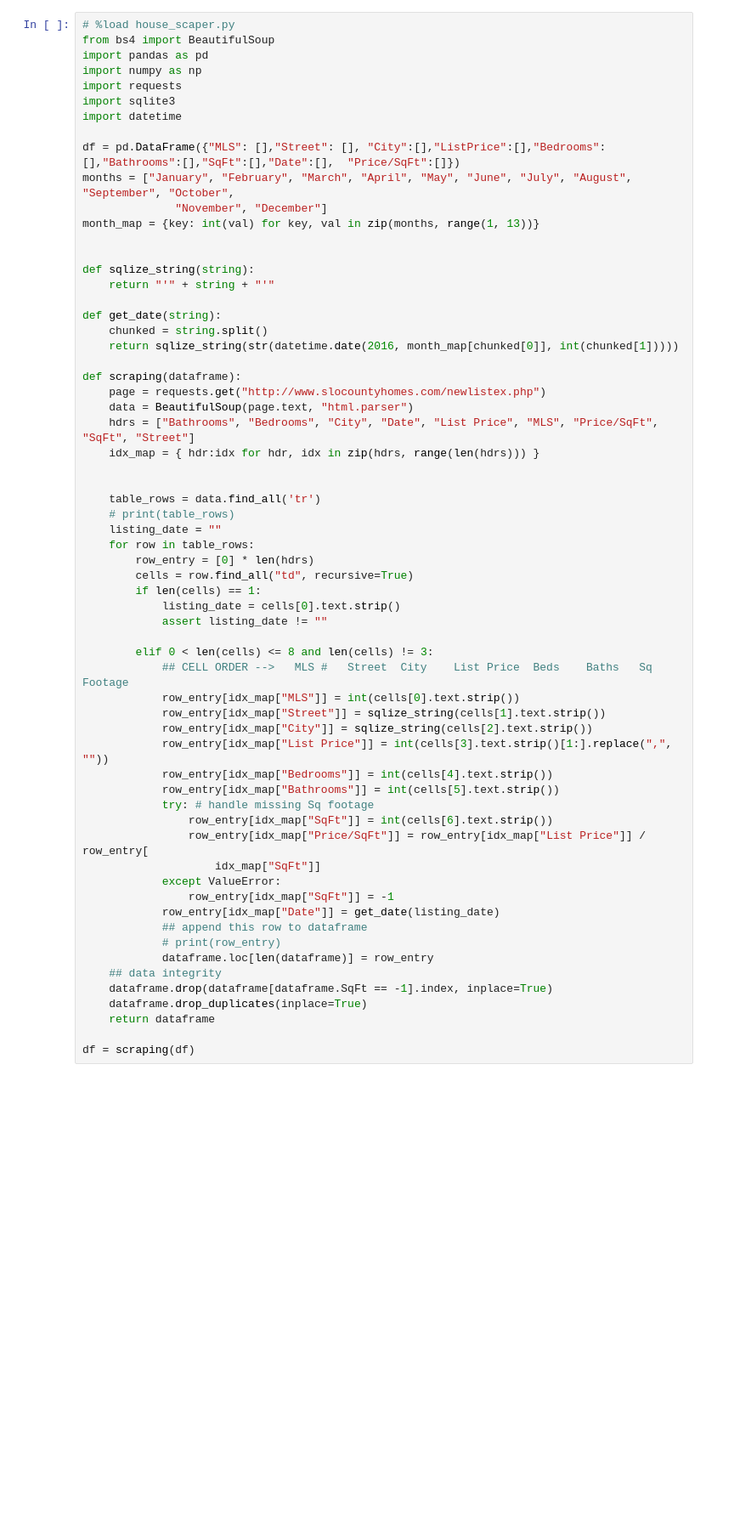
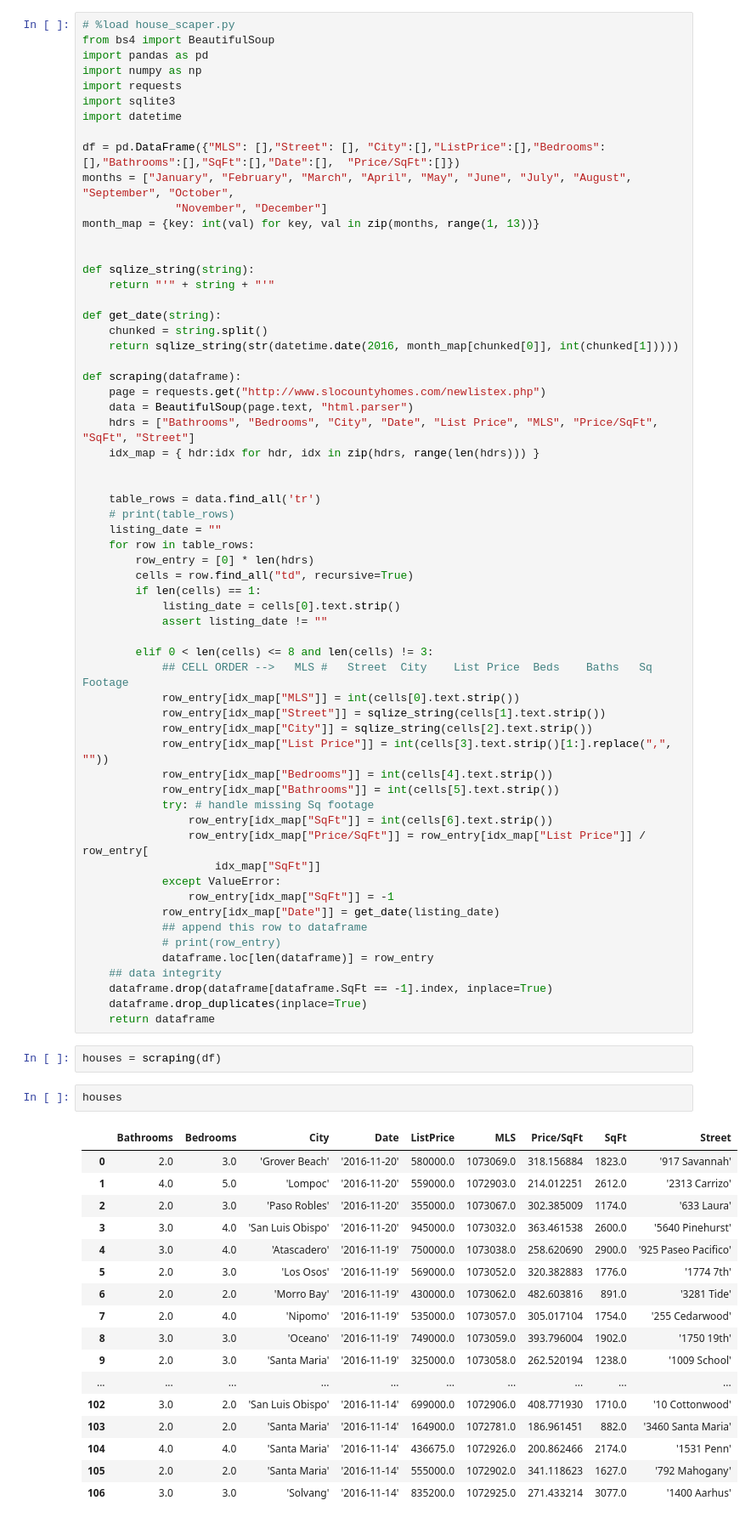
Before and after one commit to cgels/SLOHousingClassification, a Jupyter notebook: SLO Housing Scraper V2.0.ipynb, the cells around one changed output. Shown at 85% size. Saved outputs shown, nothing was run; the diff lists cells and outputs as text; blank space fills up the shorter version.

```diff
--- a/SLO Housing Scraper V2.0.ipynb
+++ b/SLO Housing Scraper V2.0.ipynb
@@ -59,5 +59,25 @@ def scraping(dataframe):
     dataframe.drop(dataframe[dataframe.SqFt == -1].index, inplace=True)
     dataframe.drop_duplicates(inplace=True)
     return dataframe
-
-df = scraping(df)
+# %%
+houses = scraping(df)
+# %%
+houses
+# %% [output]
+|  | Bathrooms | Bedrooms | City | Date | ListPrice | MLS | Price/SqFt | SqFt | Street |
+| 0 | 2.0 | 3.0 | 'Grover Beach' | '2016-11-20' | 580000.0 | 1073069.0 | 318.156884 | 1823.0 | '917 Savannah' |
+| 1 | 4.0 | 5.0 | 'Lompoc' | '2016-11-20' | 559000.0 | 1072903.0 | 214.012251 | 2612.0 | '2313 Carrizo' |
+| 2 | 2.0 | 3.0 | 'Paso Robles' | '2016-11-20' | 355000.0 | 1073067.0 | 302.385009 | 1174.0 | '633 Laura' |
+| 3 | 3.0 | 4.0 | 'San Luis Obispo' | '2016-11-20' | 945000.0 | 1073032.0 | 363.461538 | 2600.0 | '5640 Pinehurst' |
+| 4 | 3.0 | 4.0 | 'Atascadero' | '2016-11-19' | 750000.0 | 1073038.0 | 258.620690 | 2900.0 | '925 Paseo Pacifico' |
+| 5 | 2.0 | 3.0 | 'Los Osos' | '2016-11-19' | 569000.0 | 1073052.0 | 320.382883 | 1776.0 | '1774 7th' |
+| 6 | 2.0 | 2.0 | 'Morro Bay' | '2016-11-19' | 430000.0 | 1073062.0 | 482.603816 | 891.0 | '3281 Tide' |
+| 7 | 2.0 | 4.0 | 'Nipomo' | '2016-11-19' | 535000.0 | 1073057.0 | 305.017104 | 1754.0 | '255 Cedarwood' |
+| 8 | 3.0 | 3.0 | 'Oceano' | '2016-11-19' | 749000.0 | 1073059.0 | 393.796004 | 1902.0 | '1750 19th' |
+| 9 | 2.0 | 3.0 | 'Santa Maria' | '2016-11-19' | 325000.0 | 1073058.0 | 262.520194 | 1238.0 | '1009 School' |
+| ... | ... | ... | ... | ... | ... | ... | ... | ... | ... |
+| 102 | 3.0 | 2.0 | 'San Luis Obispo' | '2016-11-14' | 699000.0 | 1072906.0 | 408.771930 | 1710.0 | '10 Cottonwood' |
+| 103 | 2.0 | 2.0 | 'Santa Maria' | '2016-11-14' | 164900.0 | 1072781.0 | 186.961451 | 882.0 | '3460 Santa Maria' |
+| 104 | 4.0 | 4.0 | 'Santa Maria' | '2016-11-14' | 436675.0 | 1072926.0 | 200.862466 | 2174.0 | '1531 Penn' |
+| 105 | 2.0 | 2.0 | 'Santa Maria' | '2016-11-14' | 555000.0 | 1072902.0 | 341.118623 | 1627.0 | '792 Mahogany' |
+| 106 | 3.0 | 3.0 | 'Solvang' | '2016-11-14' | 835200.0 | 1072925.0 | 271.433214 | 3077.0 | '1400 Aarhus' |
```
Also changed, not shown: parts of 3 cells of this notebook.
